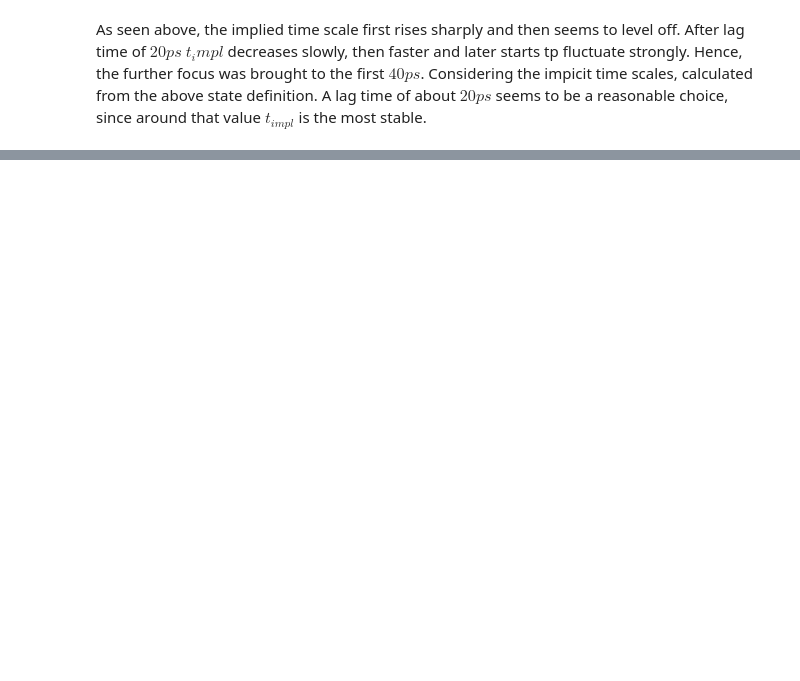
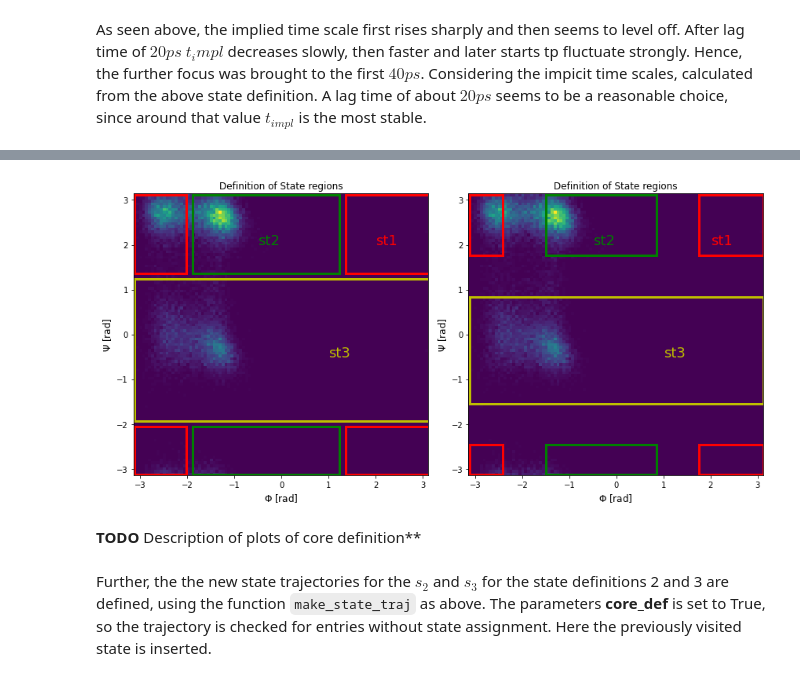
Before and after one commit to HannesC94/Final_Project_BioSim, a Jupyter notebook: Construction and Validation of Markov State Model .ipynb, the cells around one changed output, grey strips where cells are left out. Drawn from its saved outputs; the diff is of its cells as text; code cells hidden in the pictures; blank space fills up the shorter version.

```diff
--- a/Construction and Validation of Markov State Model .ipynb
+++ b/Construction and Validation of Markov State Model .ipynb
@@ -299,0 +396,23 @@ As seen above, the implied time scale first rises sharply and then seems to leve
+# %%
+# call change_core to shrink the rectangles
+ds_2 = 5/360*2*np.pi  # 5degrees
+rect_dict_2_core = state_dicts.change_core(rect_dict_1, ds=ds_2)
+
+# call change_core to shrink the rectangles
+ds_3 = 50/360*2*np.pi  # 45degrees
+rect_dict_3_core = state_dicts.change_core(rect_dict_1, ds=ds_3)
+
+fig, [ax1, ax2] = plt.subplots(1,2, figsize=(12,6))
+
+ef.visualize_states(rect_dict_2_core, phi, psi,ax=ax1, color_list=['r', 'g', 'y'])
+
+ef.visualize_states(rect_dict_3_core, phi, psi, ax=ax2, color_list=['r', 'g', 'y'])
+
+plt.tight_layout()
+plt.show()
+# %% [output]
+[figure, added]
+# %% [markdown]
+**TODO** Description of plots of core definition**
+# %% [markdown]
+Further, the the new state trajectories for the $s_2$ and $s_3$ for the state definitions 2 and 3 are defined, using the function `make_state_traj` as above. The parameters **core_def** is set to True, so the trajectory is checked for entries without state assignment. Here the previously visited state is inserted.
```
Also changed, not shown: parts of 23 cells of this notebook, 4 other files.
